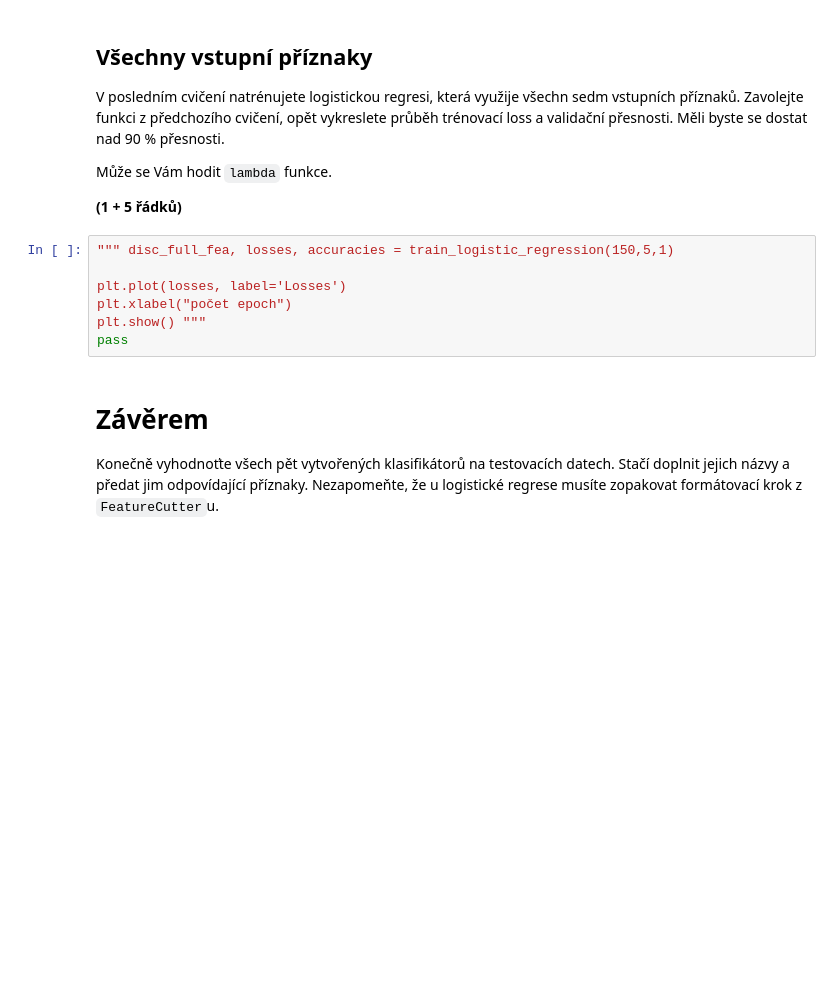
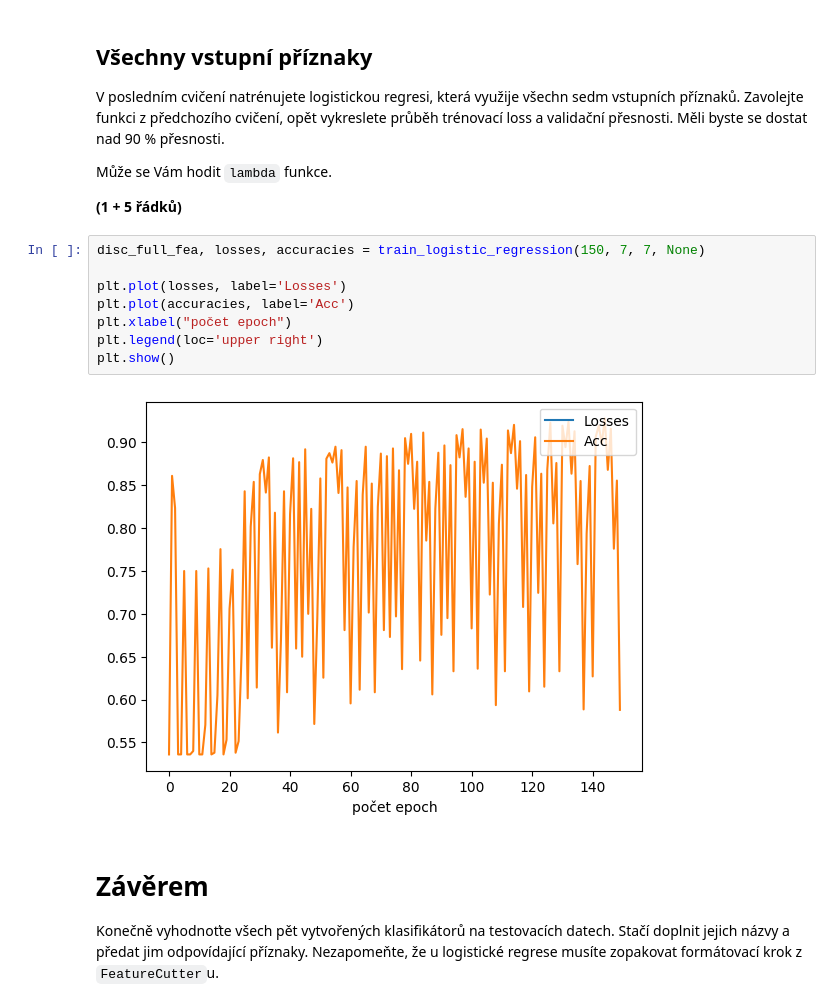
Before and after one commit to Aenariss/sui-proj2, a Jupyter notebook: zadani.ipynb, the cells around one changed output. Saved outputs shown, nothing was run; the diff lists cells and outputs as text; blank space fills up the shorter version.

```diff
--- a/zadani.ipynb
+++ b/zadani.ipynb
@@ -330,12 +349,15 @@ Může se Vám hodit `lambda` funkce.
 
 **(1 + 5 řádků)**
 # %%
-""" disc_full_fea, losses, accuracies = train_logistic_regression(150,5,1)
+disc_full_fea, losses, accuracies = train_logistic_regression(150, 7, 7, None)
 
 plt.plot(losses, label='Losses')
+plt.plot(accuracies, label='Acc')
 plt.xlabel("počet epoch")
-plt.show() """
-pass
+plt.legend(loc='upper right')
+plt.show()
+# %% [output]
+[figure, added]
 # %% [markdown]
 # Závěrem
 Konečně vyhodnoťte všech pět vytvořených klasifikátorů na testovacích datech.
```
Also changed, not shown: parts of 5 cells of this notebook.
